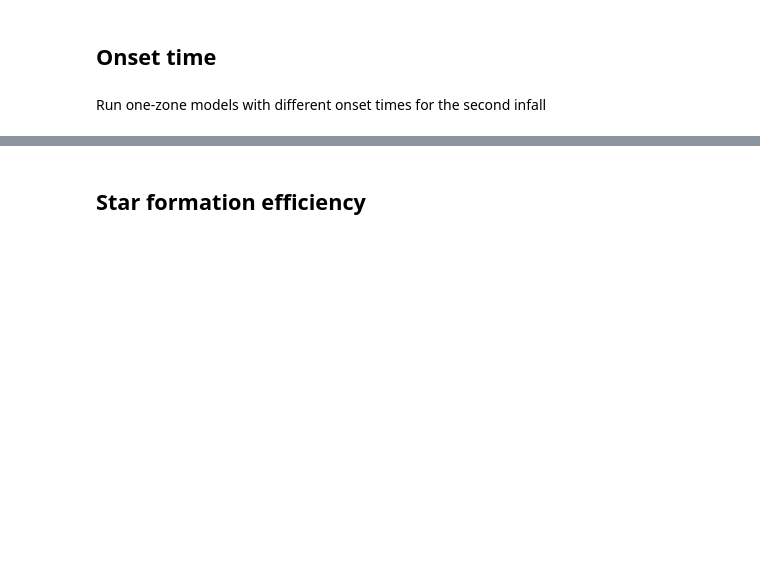
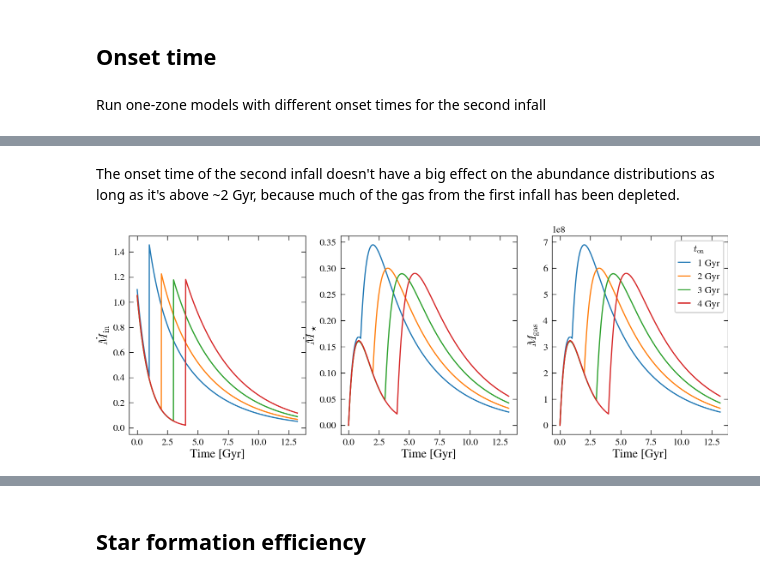
Before and after one commit to lodubay/twoinfall, a Jupyter notebook: src/scripts/onezone_params.ipynb, the cells around one changed output, grey strips where cells are left out. Drawn from its saved outputs; the diff is of its cells as text; code cells hidden in the pictures; blank space fills up the shorter version.

```diff
--- a/src/scripts/onezone_params.ipynb
+++ b/src/scripts/onezone_params.ipynb
@@ -80,0 +110,20 @@ plt.show()
+# %% [markdown]
+The onset time of the second infall doesn't have a big effect on the abundance distributions as long as it's above ~2 Gyr, because much of the gas from the first infall has been depleted.
+# %%
+fig, axs = plt.subplots(1, 3, figsize=(9, 3))
+for ton in onset_times:
+    name = str(output_dir / f'onset{ton}')
+    hist = vice.history(name)
+    axs[0].plot(hist['time'], hist['ifr'], '-')
+    axs[1].plot(hist['time'], hist['sfr'], '-')
+    axs[2].plot(hist['time'], hist['mgas'], '-', label=f'{ton} Gyr')
+
+axs[2].legend(title=r'$t_{\rm on}$')
+for ax in axs:
+    ax.set_xlabel('Time [Gyr]')
+axs[0].set_ylabel(r'$\dot M_{\rm in}$')
+axs[1].set_ylabel(r'$\dot M_\star$')
+axs[2].set_ylabel(r'$M_{\rm gas}$')
+plt.show()
+# %% [output]
+[figure, added]
```
Also changed, not shown: parts of 29 cells of this notebook, 1 other file.
